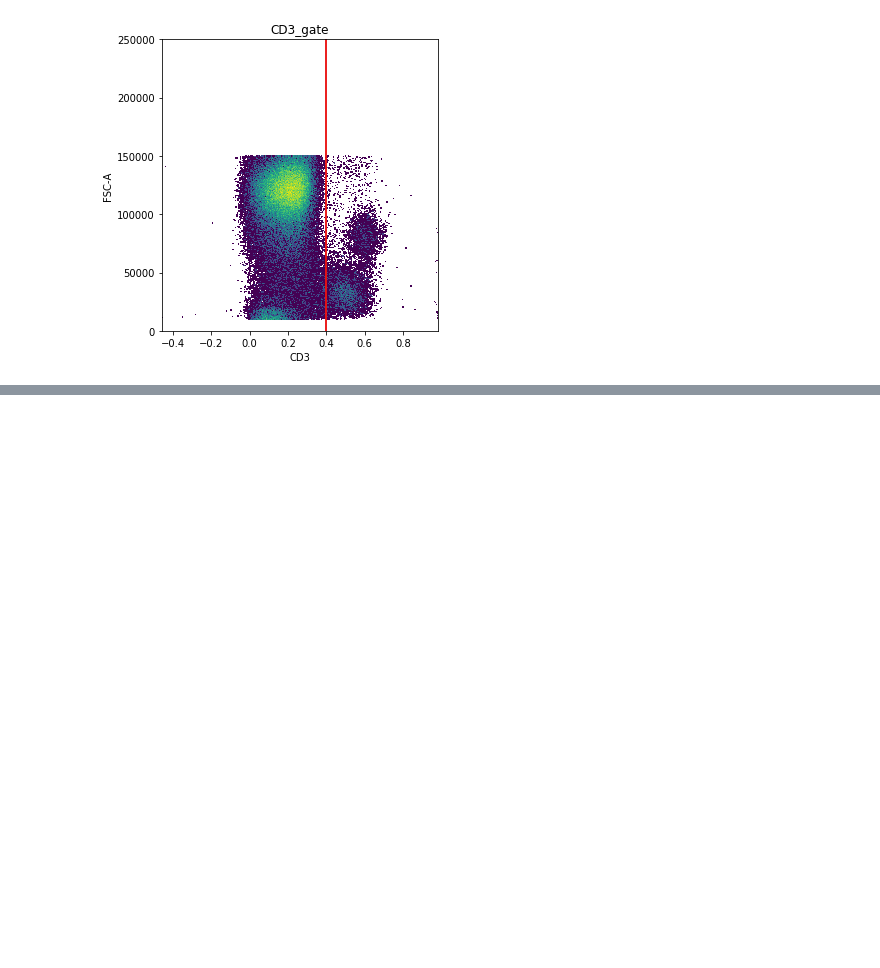
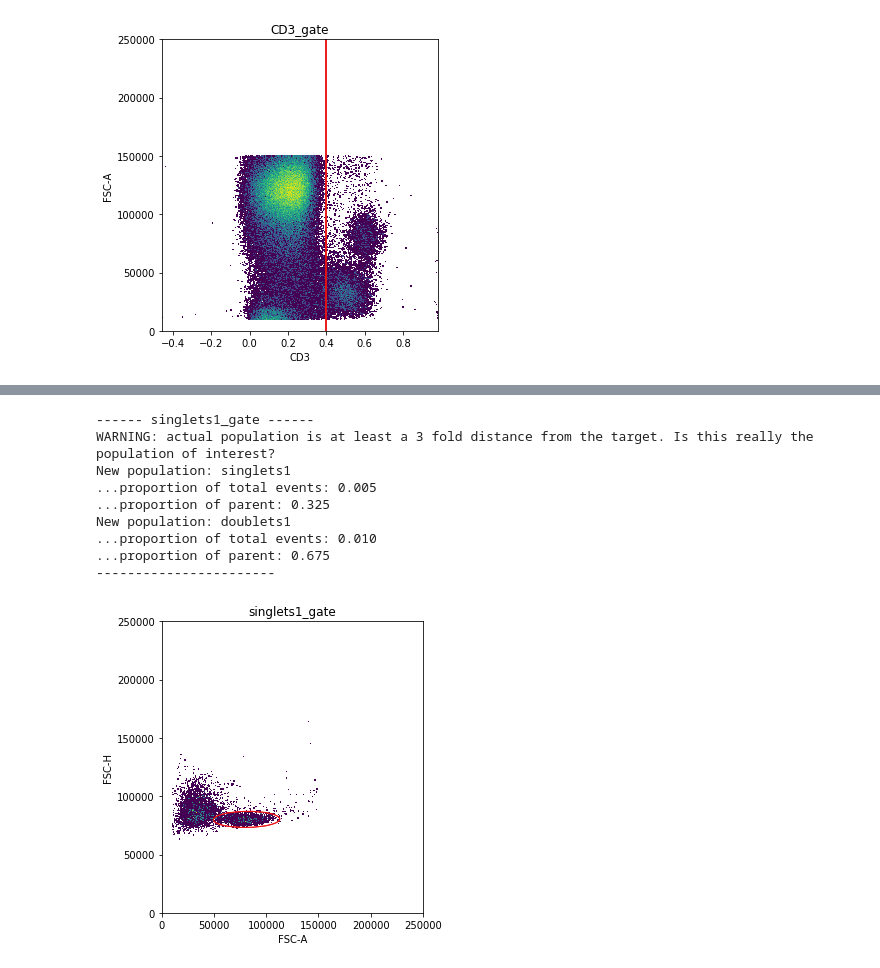
Before and after one commit to burtonrj/CytoPy, a Jupyter notebook: Notebooks/PD/1_preprocessing/PDMCt/302-01_pdmc_t.ipynb, the cells around one changed output, grey strips where cells are left out. Saved outputs shown, nothing was run; the diff lists cells and outputs as text; code cells hidden in the pictures; blank space fills up the shorter version.

```diff
--- a/Notebooks/PD/1_preprocessing/PDMCt/302-01_pdmc_t.ipynb
+++ b/Notebooks/PD/1_preprocessing/PDMCt/302-01_pdmc_t.ipynb
@@ -86,0 +99,13 @@ New population: live
+# %%
+t.apply('singlets1_gate')
+# %% [output]
+------ singlets1_gate ------
+WARNING: actual population is at least a 3 fold distance from the target. Is this really the population of interest?
+New population: singlets1
+...proportion of total events: 0.005
+...proportion of parent: 0.325
+New population: doublets1
+...proportion of total events: 0.010
+...proportion of parent: 0.675
+-----------------------
+[figure, added]
```
Also changed, not shown: parts of 10 cells of this notebook, 5 other files.
